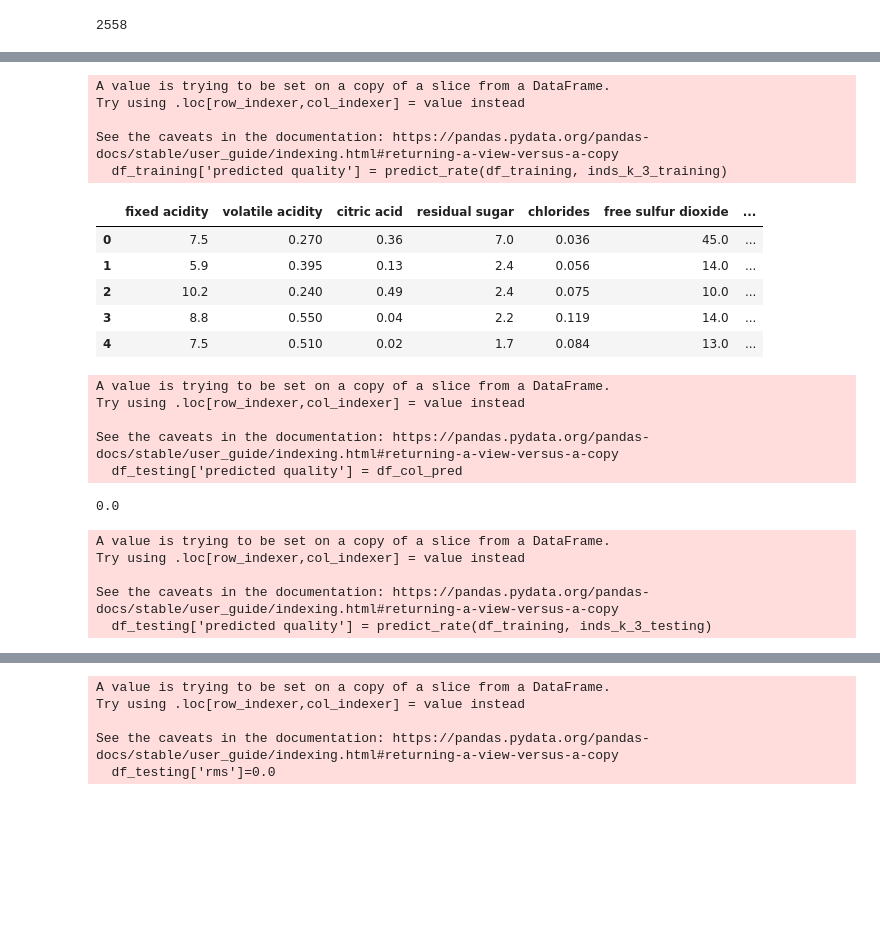
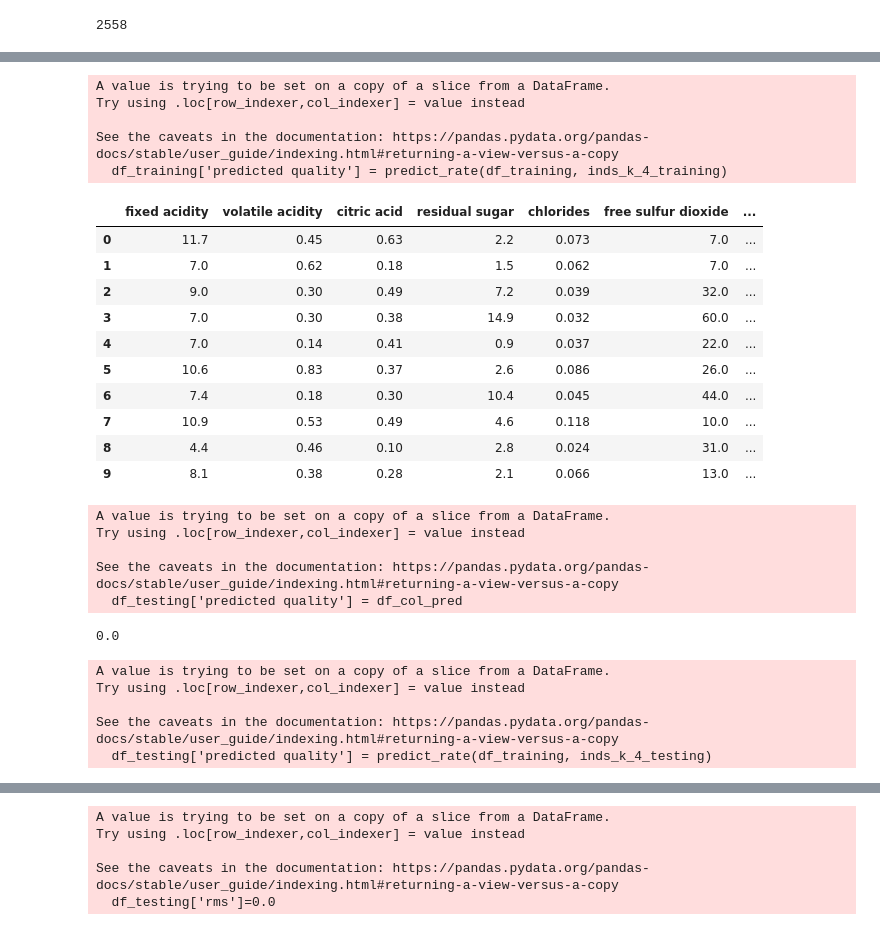
Before and after one commit to Alexandra-Henthorne/Final_Project, a Jupyter notebook: Untitled.ipynb, the cells around one changed output, grey strips where cells are left out. Saved outputs shown, nothing was run; the diff lists cells and outputs as text; code cells hidden in the pictures; blank space fills up the shorter version.

```diff
--- a/Untitled.ipynb
+++ b/Untitled.ipynb
@@ -295,23 +280,29 @@ df_err.plot.scatter(x='k value', y='error')
 # %%
-# This is the list of rows from the trianing dataframe
+#The list of rows of the training dataset
 rows_list_training = get_row_list(df_training)
 
-inds_k_3_training = tree.query(rows_list_training, k=3, return_distance = False)
+#The list of lists of nearest ingredients
+inds_k_4_training = tree.query(rows_list_training, k=4, return_distance = False)
 
-# Now to look at the predicted quality for wine
-df_training['predicted quality'] = predict_rate(df_training, inds_k_3_training)
+#the list of predicted quality of each wine
+df_training['predicted quality'] = predict_rate(df_training, inds_k_4_training)
 # %% [output]
 A value is trying to be set on a copy of a slice from a DataFrame.
 Try using .loc[row_indexer,col_indexer] = value instead
 
 See the caveats in the documentation: https://pandas.pydata.org/pandas-docs/stable/user_guide/indexing.html#returning-a-view-versus-a-copy
-  df_training['predicted quality'] = predict_rate(df_training, inds_k_3_training)
+  df_training['predicted quality'] = predict_rate(df_training, inds_k_4_training)
 # %%
-df_training[:5]
+df_training[:10]
 # %% [output]
 |  | fixed acidity | volatile acidity | citric acid | residual sugar | chlorides | free sulfur dioxide | ... |
-| 0 | 7.5 | 0.270 | 0.36 | 7.0 | 0.036 | 45.0 | ... |
-| 1 | 5.9 | 0.395 | 0.13 | 2.4 | 0.056 | 14.0 | ... |
-| 2 | 10.2 | 0.240 | 0.49 | 2.4 | 0.075 | 10.0 | ... |
-| 3 | 8.8 | 0.550 | 0.04 | 2.2 | 0.119 | 14.0 | ... |
-| 4 | 7.5 | 0.510 | 0.02 | 1.7 | 0.084 | 13.0 | ... |
+| 0 | 11.7 | 0.45 | 0.63 | 2.2 | 0.073 | 7.0 | ... |
+| 1 | 7.0 | 0.62 | 0.18 | 1.5 | 0.062 | 7.0 | ... |
+| 2 | 9.0 | 0.30 | 0.49 | 7.2 | 0.039 | 32.0 | ... |
+| 3 | 7.0 | 0.30 | 0.38 | 14.9 | 0.032 | 60.0 | ... |
+| 4 | 7.0 | 0.14 | 0.41 | 0.9 | 0.037 | 22.0 | ... |
+| 5 | 10.6 | 0.83 | 0.37 | 2.6 | 0.086 | 26.0 | ... |
+| 6 | 7.4 | 0.18 | 0.30 | 10.4 | 0.045 | 44.0 | ... |
+| 7 | 10.9 | 0.53 | 0.49 | 4.6 | 0.118 | 10.0 | ... |
+| 8 | 4.4 | 0.46 | 0.10 | 2.8 | 0.024 | 31.0 | ... |
+| 9 | 8.1 | 0.38 | 0.28 | 2.1 | 0.066 | 13.0 | ... |
@@ -333,16 +323,17 @@ See the caveats in the documentation: https://pandas.pydata.org/pandas-docs/stab
 # %%
+
 #the list of rows in the testing set
 rows_list_testing = get_row_list(df_testing)
 
 #the list of lists of nearest neighbor indices
-inds_k_3_testing = tree.query(rows_list_testing, k=3, return_distance = False)
+inds_k_4_testing = tree.query(rows_list_testing, k=4, return_distance = False)
 
 #the list of predicted quality of each wine
-df_testing['predicted quality'] = predict_rate(df_training, inds_k_3_testing)
+df_testing['predicted quality'] = predict_rate(df_training, inds_k_4_testing)
 # %% [output]
 A value is trying to be set on a copy of a slice from a DataFrame.
 Try using .loc[row_indexer,col_indexer] = value instead
 
 See the caveats in the documentation: https://pandas.pydata.org/pandas-docs/stable/user_guide/indexing.html#returning-a-view-versus-a-copy
-  df_testing['predicted quality'] = predict_rate(df_training, inds_k_3_testing)
+  df_testing['predicted quality'] = predict_rate(df_training, inds_k_4_testing)
 # %%
```
Also changed, not shown: parts of 61 cells of this notebook.
